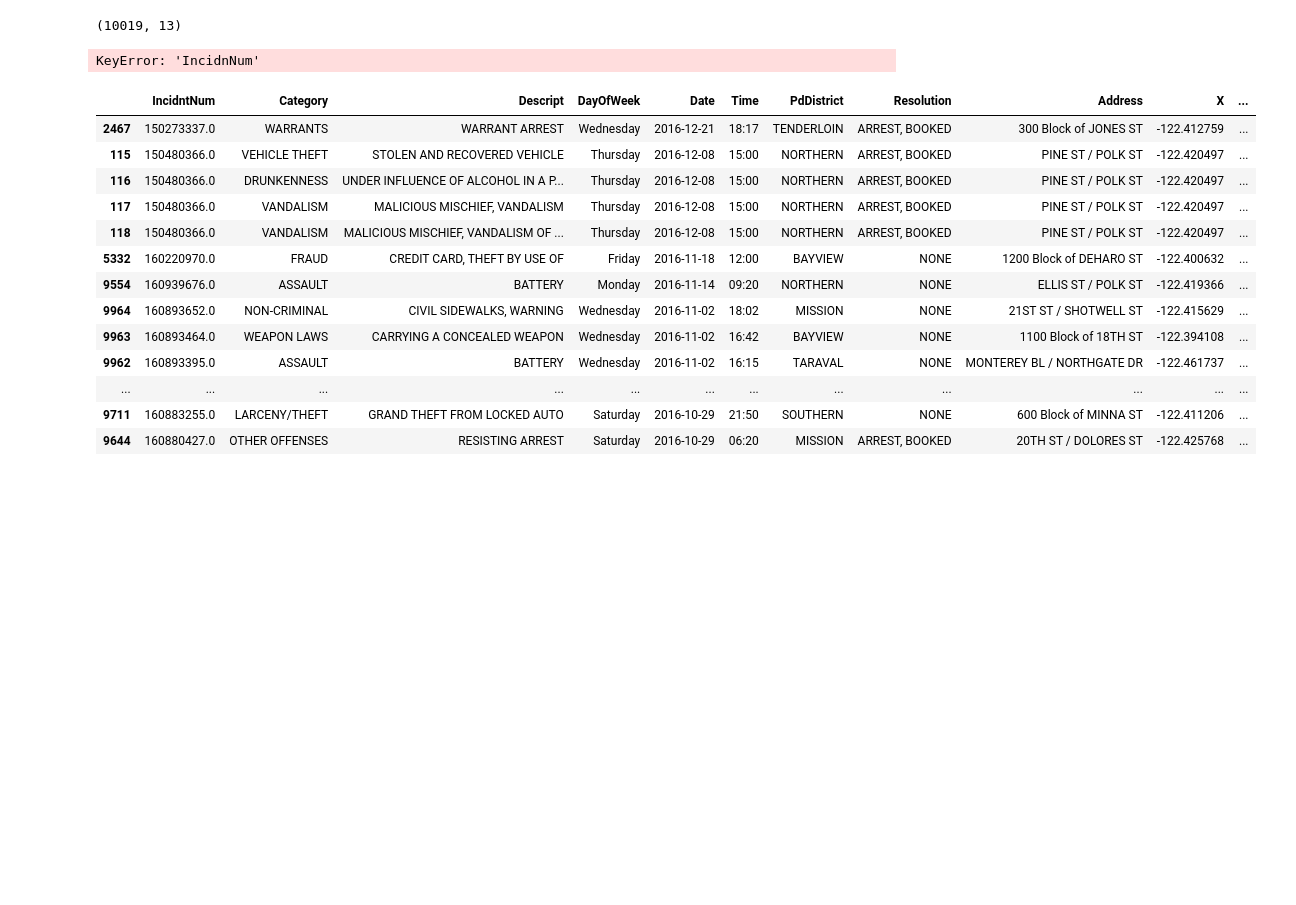
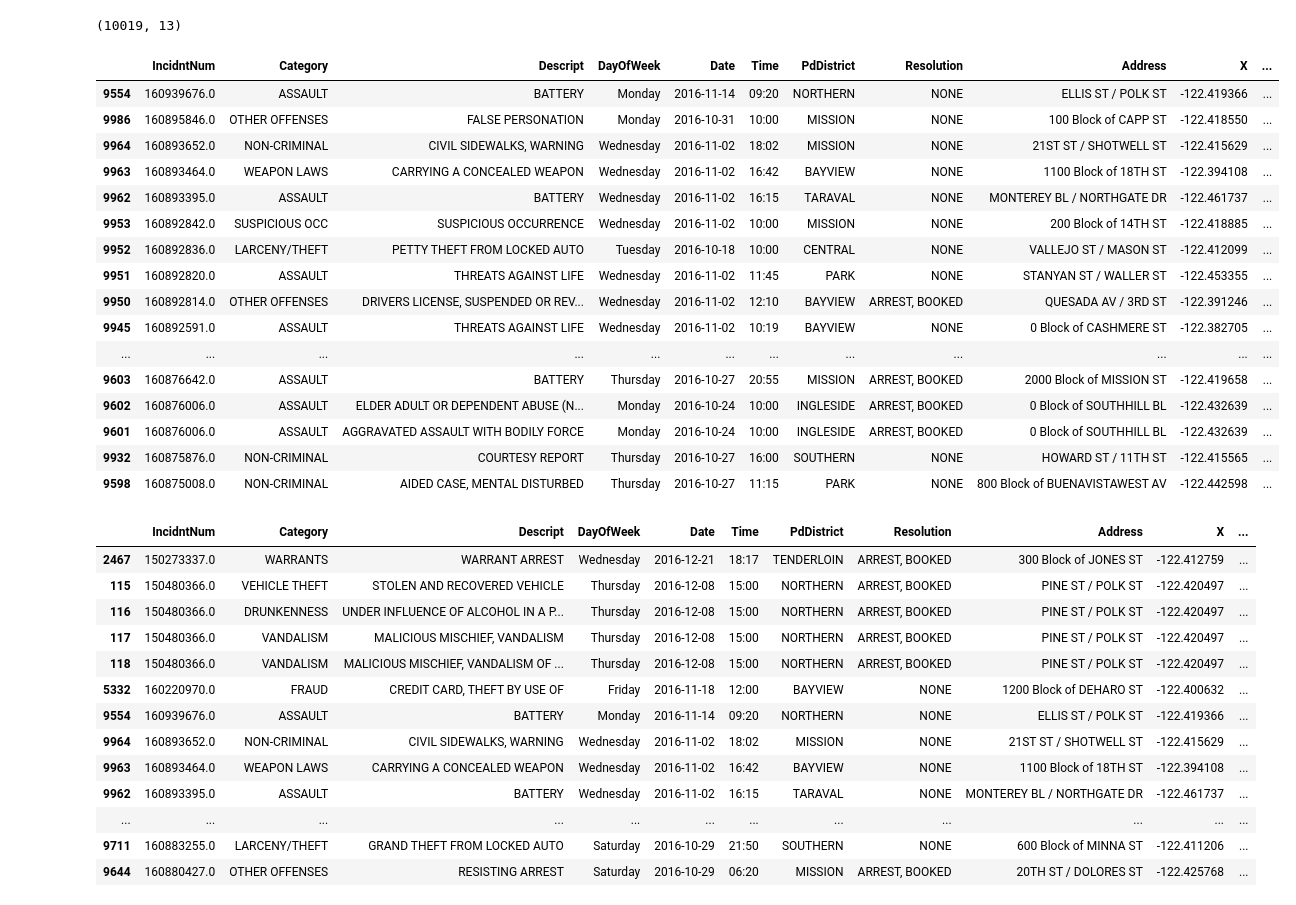
Before and after one commit to Manisha032/Python-Basic, a Jupyter notebook: data_analytics/PANDAS_BASICS.ipynb, the cells around one changed output. Saved outputs shown, nothing was run; the diff lists cells and outputs as text; code cells hidden in the pictures; blank space fills up the shorter version.

```diff
--- a/data_analytics/PANDAS_BASICS.ipynb
+++ b/data_analytics/PANDAS_BASICS.ipynb
@@ -50,10 +50,26 @@ df.shape
 # %% [output]
 (10019, 13)
 # %%
-df.sort_values(by='IncidnNum',ascending=False, inplace=True)
+df.sort_values(by='IncidntNum',ascending=False, inplace=True)
 df.head(30)
 # %% [output]
-KeyError: 'IncidnNum'
+|  | IncidntNum | Category | Descript | DayOfWeek | Date | Time | PdDistrict | Resolution | Address | X | ... |
+| 9554 | 160939676.0 | ASSAULT | BATTERY | Monday | 2016-11-14 | 09:20 | NORTHERN | NONE | ELLIS ST / POLK ST | -122.419366 | ... |
+| 9986 | 160895846.0 | OTHER OFFENSES | FALSE PERSONATION | Monday | 2016-10-31 | 10:00 | MISSION | NONE | 100 Block of CAPP ST | -122.418550 | ... |
+| 9964 | 160893652.0 | NON-CRIMINAL | CIVIL SIDEWALKS, WARNING | Wednesday | 2016-11-02 | 18:02 | MISSION | NONE | 21ST ST / SHOTWELL ST | -122.415629 | ... |
+| 9963 | 160893464.0 | WEAPON LAWS | CARRYING A CONCEALED WEAPON | Wednesday | 2016-11-02 | 16:42 | BAYVIEW | NONE | 1100 Block of 18TH ST | -122.394108 | ... |
+| 9962 | 160893395.0 | ASSAULT | BATTERY | Wednesday | 2016-11-02 | 16:15 | TARAVAL | NONE | MONTEREY BL / NORTHGATE DR | -122.461737 | ... |
+| 9953 | 160892842.0 | SUSPICIOUS OCC | SUSPICIOUS OCCURRENCE | Wednesday | 2016-11-02 | 10:00 | MISSION | NONE | 200 Block of 14TH ST | -122.418885 | ... |
+| 9952 | 160892836.0 | LARCENY/THEFT | PETTY THEFT FROM LOCKED AUTO | Tuesday | 2016-10-18 | 10:00 | CENTRAL | NONE | VALLEJO ST / MASON ST | -122.412099 | ... |
+| 9951 | 160892820.0 | ASSAULT | THREATS AGAINST LIFE | Wednesday | 2016-11-02 | 11:45 | PARK | NONE | STANYAN ST / WALLER ST | -122.453355 | ... |
+| 9950 | 160892814.0 | OTHER OFFENSES | DRIVERS LICENSE, SUSPENDED OR REV... | Wednesday | 2016-11-02 | 12:10 | BAYVIEW | ARREST, BOOKED | QUESADA AV / 3RD ST | -122.391246 | ... |
+| 9945 | 160892591.0 | ASSAULT | THREATS AGAINST LIFE | Wednesday | 2016-11-02 | 10:19 | BAYVIEW | NONE | 0 Block of CASHMERE ST | -122.382705 | ... |
+| ... | ... | ... | ... | ... | ... | ... | ... | ... | ... | ... | ... |
+| 9603 | 160876642.0 | ASSAULT | BATTERY | Thursday | 2016-10-27 | 20:55 | MISSION | ARREST, BOOKED | 2000 Block of MISSION ST | -122.419658 | ... |
+| 9602 | 160876006.0 | ASSAULT | ELDER ADULT OR DEPENDENT ABUSE (N... | Monday | 2016-10-24 | 10:00 | INGLESIDE | ARREST, BOOKED | 0 Block of SOUTHHILL BL | -122.432639 | ... |
+| 9601 | 160876006.0 | ASSAULT | AGGRAVATED ASSAULT WITH BODILY FORCE | Monday | 2016-10-24 | 10:00 | INGLESIDE | ARREST, BOOKED | 0 Block of SOUTHHILL BL | -122.432639 | ... |
+| 9932 | 160875876.0 | NON-CRIMINAL | COURTESY REPORT | Thursday | 2016-10-27 | 16:00 | SOUTHERN | NONE | HOWARD ST / 11TH ST | -122.415565 | ... |
+| 9598 | 160875008.0 | NON-CRIMINAL | AIDED CASE, MENTAL DISTURBED | Thursday | 2016-10-27 | 11:15 | PARK | NONE | 800 Block of BUENAVISTAWEST AV | -122.442598 | ... |
 # %%
 df.sort_values(by= ['Date','IncidntNum'], ascending= False, inplace= True)
 df.head(30)
```
Also changed, not shown: parts of 8 cells of this notebook, 1 other file.
